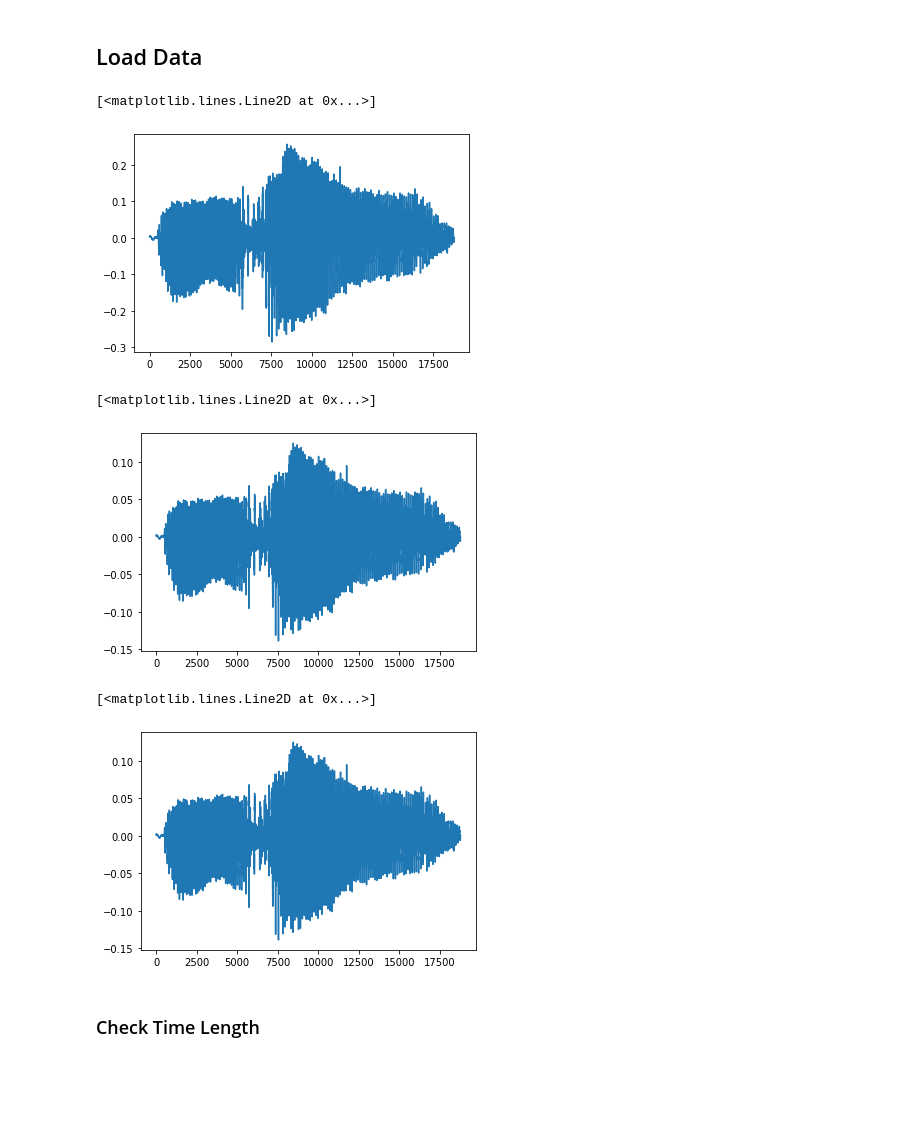
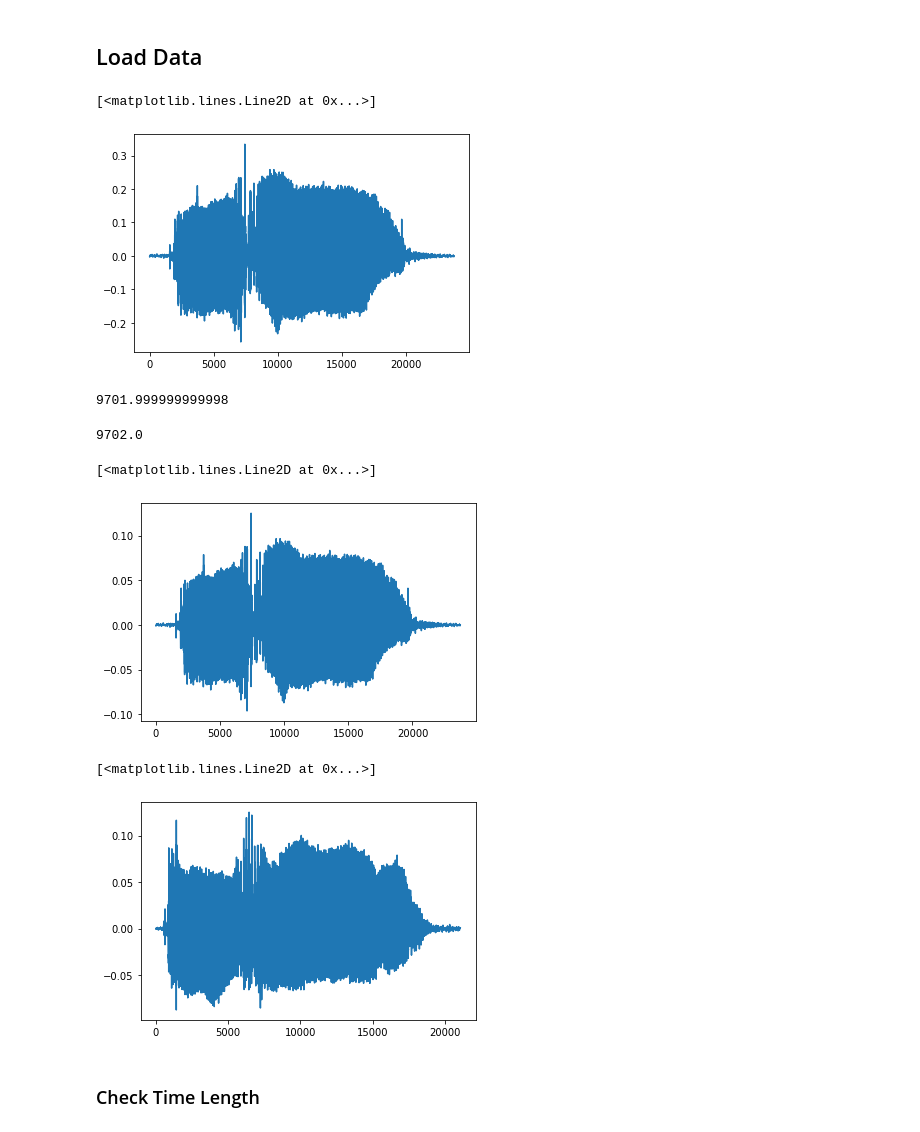
Before and after one commit to thanatlap/master-thesis-vocal-tract-inversion-journal, a Jupyter notebook: misc/Prep_record/prep_record.ipynb, the cells around one changed output. Drawn from its saved outputs; the diff is of its cells as text; code cells hidden in the pictures; blank space fills up the shorter version.

```diff
--- a/misc/Prep_record/prep_record.ipynb
+++ b/misc/Prep_record/prep_record.ipynb
@@ -51,7 +48,9 @@ def import_data(data_path):
 # FOLDER = 'd_record_kring'
 # FOLDER = 'd_record_sorn'
 # FOLDER = 'd_record_in'
-FOLDER = 'd_record_su'
+# FOLDER = 'd_record_su'
+# FOLDER = 'd_record_sorn_sis'
+FOLDER = 'd_record_gam'
 # %%
 PARENT_PATH = '../../data/d_records/'
 DATA_PATH = join(PARENT_PATH,FOLDER)
@@ -62,21 +61,30 @@ audio = import_data(DATA_PATH)
 plt.plot(audio[8])
 # %% [output]
 [<matplotlib.lines.Line2D at 0x...>]
-[figure, old version]
+[figure, new version]
+# %%
+(0.44*len(audio[8]))/(len(audio[8])/SAMPLE)
+# plt.plot(e_time, audio[8])
+# %% [output]
+9701.999999999998
+# %%
+(0.44)*SAMPLE
+# %% [output]
+9702.0
 # %%
 audio_amp = [(0.125/max(data))*data for data in audio]
 # %%
 plt.plot(audio_amp[8])
 # %% [output]
 [<matplotlib.lines.Line2D at 0x...>]
-[figure, old version]
+[figure, new version]
 # %%
 audio_trim = [ librosa.effects.trim(data, top_db=30)[0] for data in audio_amp]
 # %%
-plt.plot(audio_trim[8])
+plt.plot(audio_trim[75])
 # %% [output]
 [<matplotlib.lines.Line2D at 0x...>]
-[figure, old version]
+[figure, new version]
 # %%
 _ = [scipy.io.wavfile.write(join(DATA_PATH,'sound{}.wav'.format(idx)), SAMPLE, sig) for idx, sig in enumerate(audio_trim)]
 # %% [markdown]
```
Also changed, not shown: parts of 3 cells of this notebook, 15 other files.
